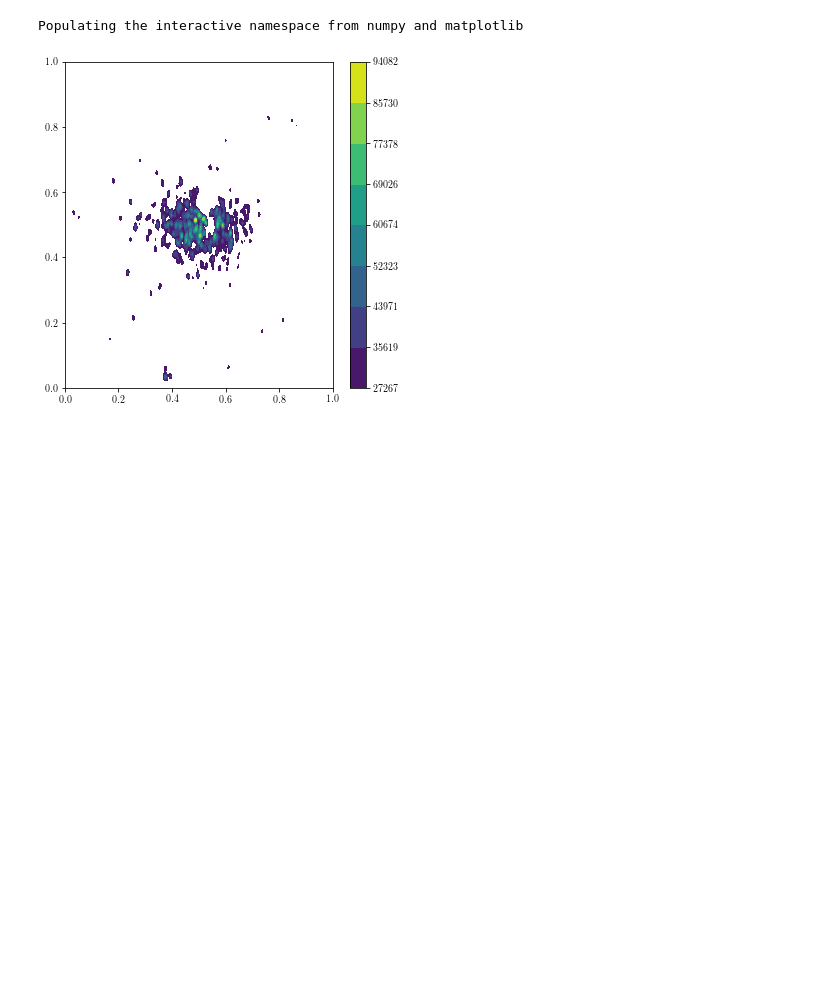
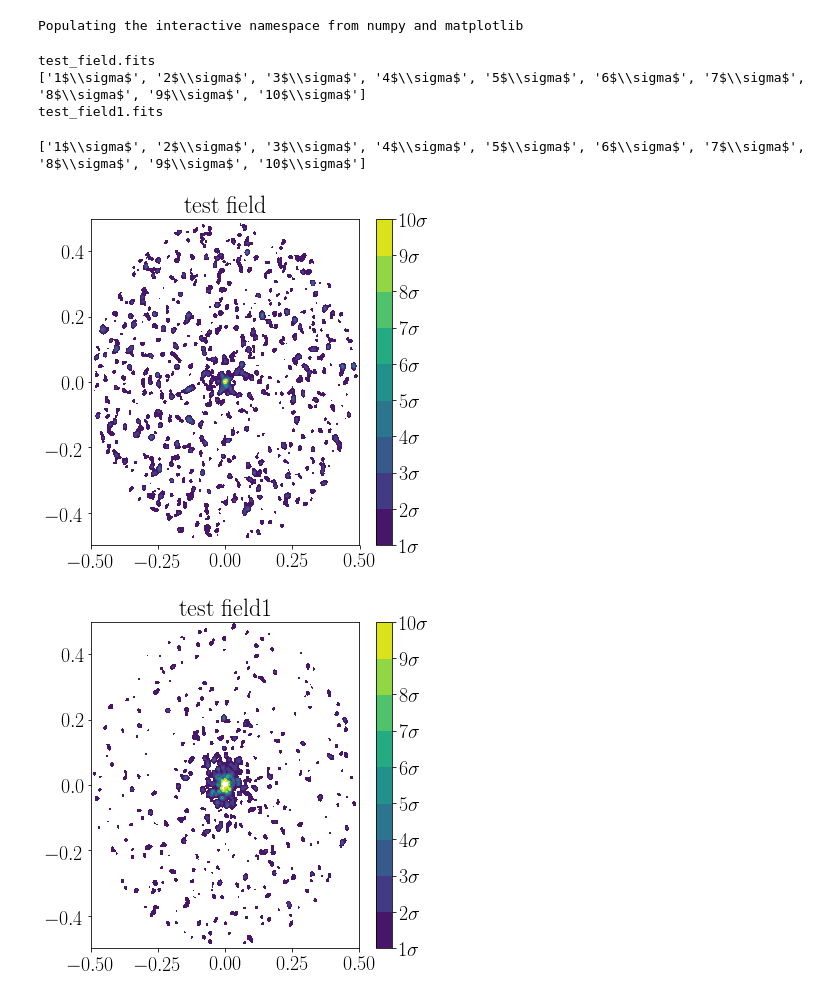
Before and after one commit to jkadowaki/ASTR502_project, a Jupyter notebook: code/testing_KNN_density_function.ipynb, the cells around one changed output. Drawn from its saved outputs; the diff is of its cells as text; code cells hidden in the pictures; blank space fills up the shorter version.

Commit message:
running density estimator over all the dwarfs and the mocks

```diff
--- a/code/testing_KNN_density_function.ipynb
+++ b/code/testing_KNN_density_function.ipynb
@@ -60,4 +59,21 @@ dens_leo1 = NN_bayesian_density(ra_leo1, dec_leo1, 20, 500)
-# %%
-density_peaks(dens_leo1, 10, 2)
-# %% [output]
-[figure, removed]
+# %%
+sdss_data = ['draco.fits', 'leo1.fits', 'leo2.fits', 'segue.fits', 'willman1.fits']
+mock_data = ['test_field.fits', 'test_field1.fits']
+# %%
+titles_mock = ['test\ field', 'test\ field1']
+k=0
+for name in mock_data:
+    print(name)
+    ra, dec = read_data('../data/mock_fields/'+name)
+    dens_field = NN_bayesian_density(ra, dec, 20, 500)
+    fig = density_peaks(dens_field, 1, 10, xmin=min(ra), xmax=max(ra), ymin=min(dec), ymax=max(dec))
+    title(titles_mock[k])
+    xlim(min(ra), max(ra))
+    k+=1
+# %% [output]
+test_field.fits
+['1$\\sigma$', '2$\\sigma$', '3$\\sigma$', '4$\\sigma$', '5$\\sigma$', '6$\\sigma$', '7$\\sigma$', '8$\\sigma$', '9$\\sigma$', '10$\\sigma$']
+test_field1.fits
+['1$\\sigma$', '2$\\sigma$', '3$\\sigma$', '4$\\sigma$', '5$\\sigma$', '6$\\sigma$', '7$\\sigma$', '8$\\sigma$', '9$\\sigma$', '10$\\sigma$']
+[figure, added]
+[figure, added]
```
Also changed, not shown: parts of 5 cells of this notebook.
